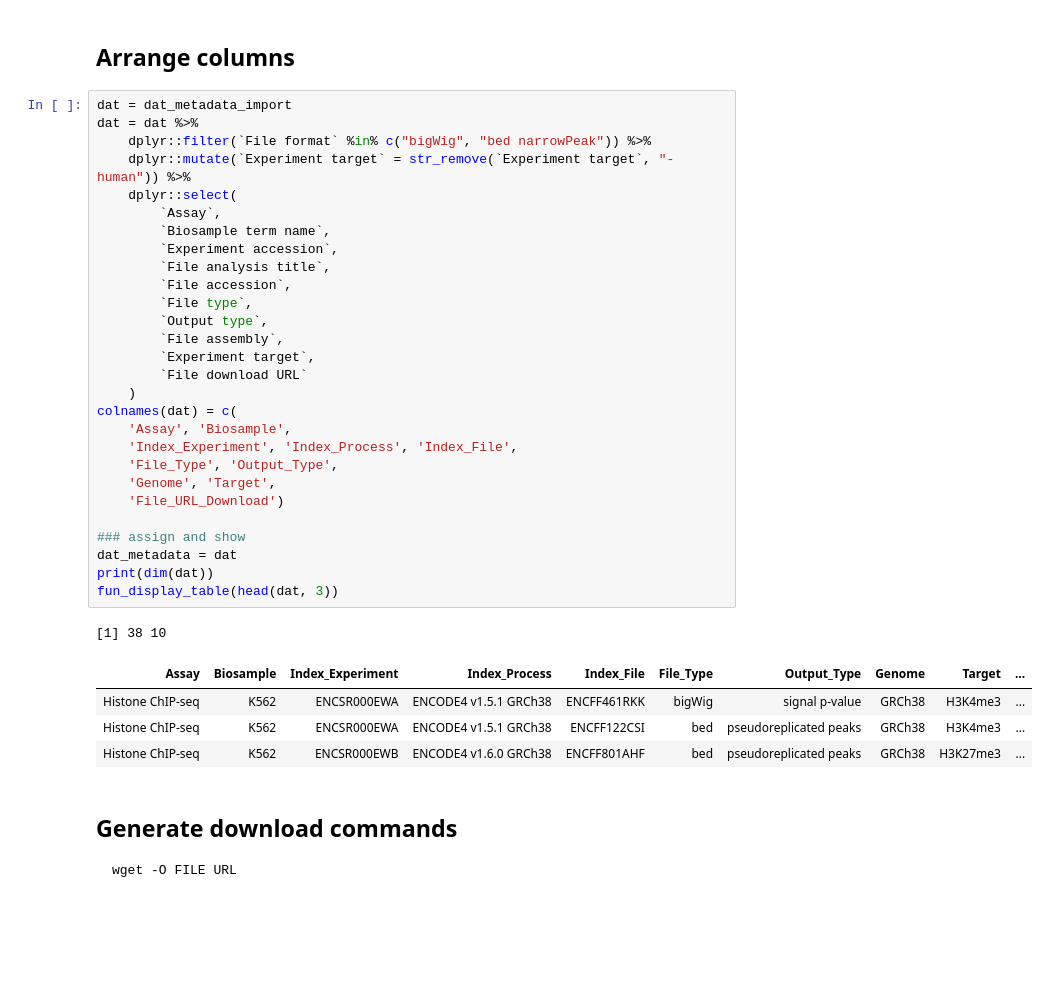
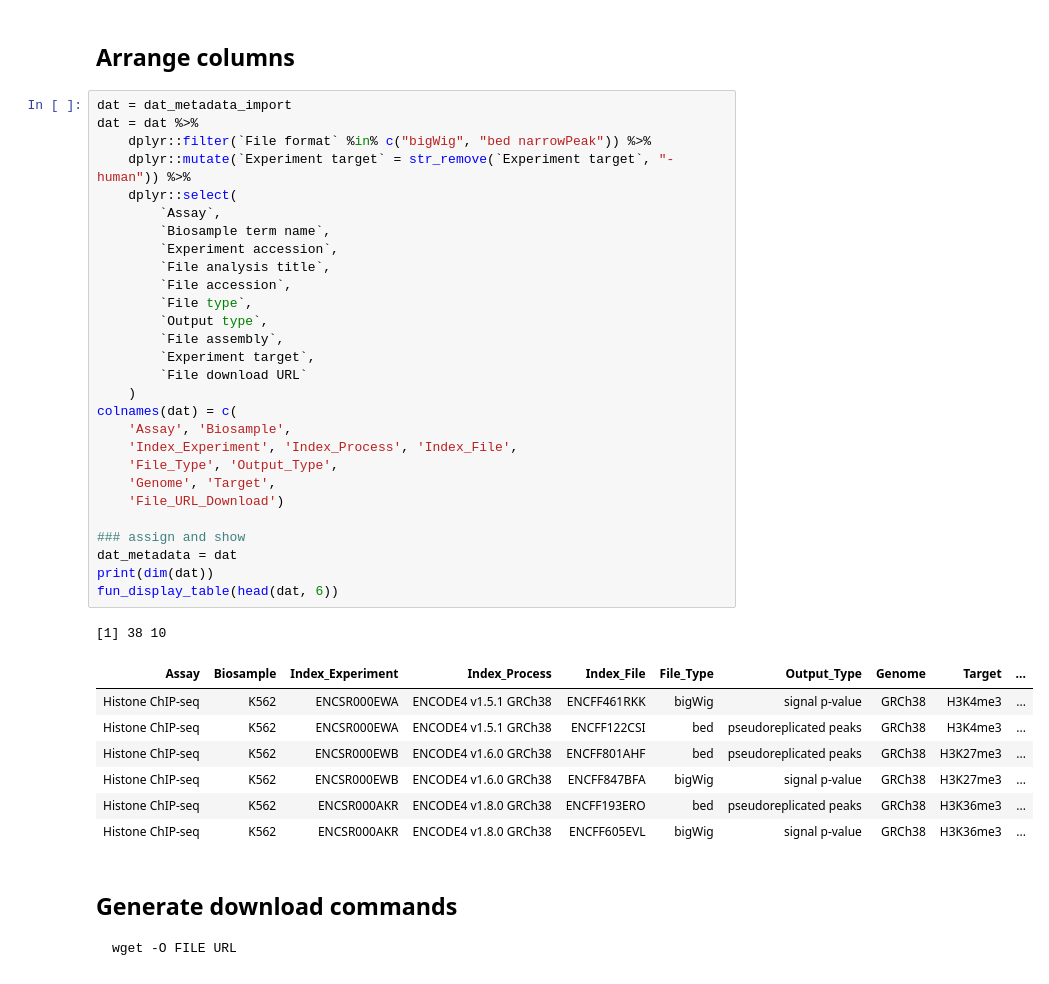
Before and after one commit to ReddyLab/Proj_ENCODE_FCC, a Jupyter notebook: notebooks/02_prepare/region_chipseq_11_histone_create_download_script_R.ipynb, the cells around one changed output. Saved outputs shown, nothing was run; the diff lists cells and outputs as text; blank space fills up the shorter version.

````diff
--- a/notebooks/02_prepare/region_chipseq_11_histone_create_download_script_R.ipynb
+++ b/notebooks/02_prepare/region_chipseq_11_histone_create_download_script_R.ipynb
@@ -61,34 +58,37 @@ dat = dat %>%
     dplyr::filter(`File format` %in% c("bigWig", "bed narrowPeak")) %>%
     dplyr::mutate(`Experiment target` = str_remove(`Experiment target`, "-human")) %>%
     dplyr::select(
         `Assay`,
         `Biosample term name`,
         `Experiment accession`,
         `File analysis title`,
         `File accession`,
         `File type`,
         `Output type`,
         `File assembly`,
         `Experiment target`,
         `File download URL`
     )
 colnames(dat) = c(
     'Assay', 'Biosample',
     'Index_Experiment', 'Index_Process', 'Index_File',
     'File_Type', 'Output_Type',
     'Genome', 'Target',
     'File_URL_Download')
 
 ### assign and show
 dat_metadata = dat
 print(dim(dat))
-fun_display_table(head(dat, 3))
+fun_display_table(head(dat, 6))
 # %% [output]
 [1] 38 10
 | Assay | Biosample | Index_Experiment | Index_Process | Index_File | File_Type | Output_Type | Genome | Target | ... |
 | Histone ChIP-seq | K562 | ENCSR000EWA | ENCODE4 v1.5.1 GRCh38 | ENCFF461RKK | bigWig | signal p-value | GRCh38 | H3K4me3 | ... |
 | Histone ChIP-seq | K562 | ENCSR000EWA | ENCODE4 v1.5.1 GRCh38 | ENCFF122CSI | bed | pseudoreplicated peaks | GRCh38 | H3K4me3 | ... |
 | Histone ChIP-seq | K562 | ENCSR000EWB | ENCODE4 v1.6.0 GRCh38 | ENCFF801AHF | bed | pseudoreplicated peaks | GRCh38 | H3K27me3 | ... |
+| Histone ChIP-seq | K562 | ENCSR000EWB | ENCODE4 v1.6.0 GRCh38 | ENCFF847BFA | bigWig | signal p-value | GRCh38 | H3K27me3 | ... |
+| Histone ChIP-seq | K562 | ENCSR000AKR | ENCODE4 v1.8.0 GRCh38 | ENCFF193ERO | bed | pseudoreplicated peaks | GRCh38 | H3K36me3 | ... |
+| Histone ChIP-seq | K562 | ENCSR000AKR | ENCODE4 v1.8.0 GRCh38 | ENCFF605EVL | bigWig | signal p-value | GRCh38 | H3K36me3 | ... |
 # %% [markdown]
 ## Generate download commands
 ```
````
Also changed, not shown: parts of 3 cells of this notebook, 9 other files.
